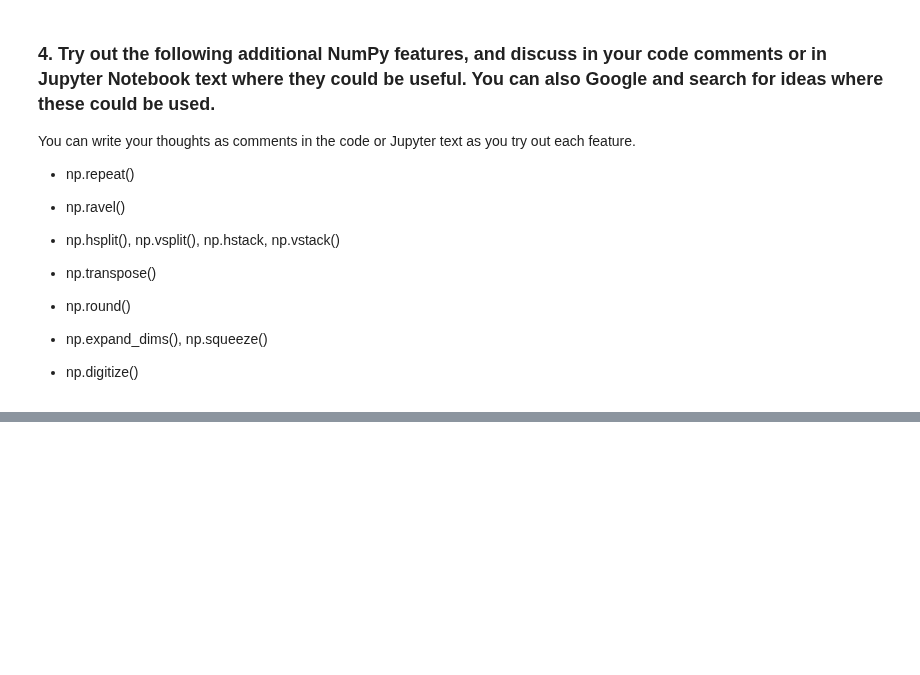
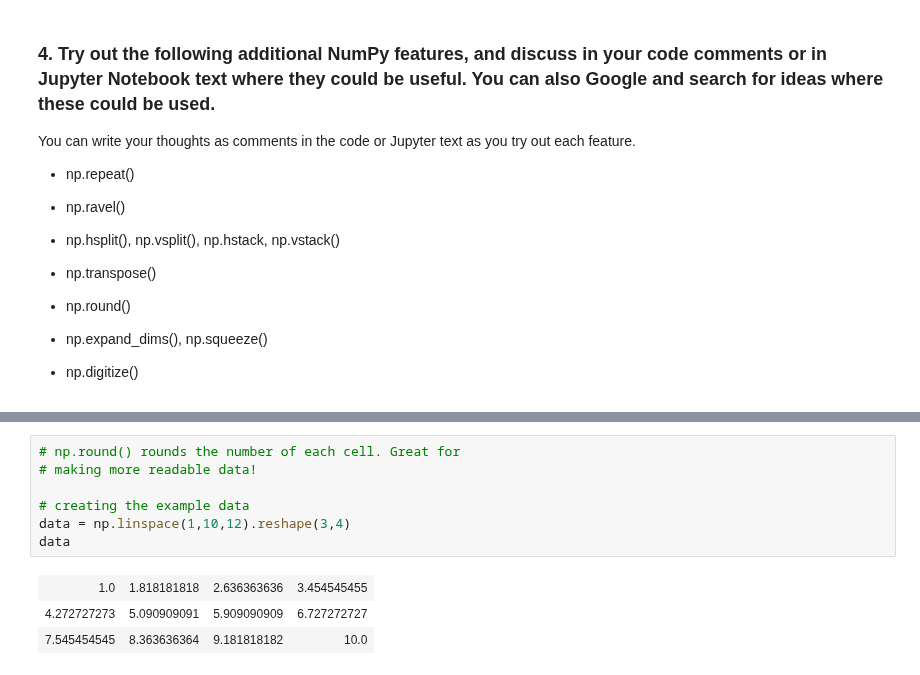
Before and after one commit to jehuhta/Intro_Data_Analytics_Huhta_Jeremy_Spring2025, a Jupyter notebook: DataAnalyticsExerciseSet1.ipynb, the cells around one changed output, grey strips where cells are left out. Drawn from its saved outputs; the diff is of its cells as text; blank space fills up the shorter version.

```diff
--- a/DataAnalyticsExerciseSet1.ipynb
+++ b/DataAnalyticsExerciseSet1.ipynb
@@ -899,0 +1058,11 @@ You can write your thoughts as comments in the code or Jupyter text as you try o
+# %%
+# np.round() rounds the number of each cell. Great for
+# making more readable data!
+
+# creating the example data
+data = np.linspace(1,10,12).reshape(3,4)
+data
+# %% [output]
+| 1.0 | 1.818181818 | 2.636363636 | 3.454545455 |
+| 4.272727273 | 5.090909091 | 5.909090909 | 6.727272727 |
+| 7.545454545 | 8.363636364 | 9.181818182 | 10.0 |
```
Also changed, not shown: parts of 24 cells of this notebook.
